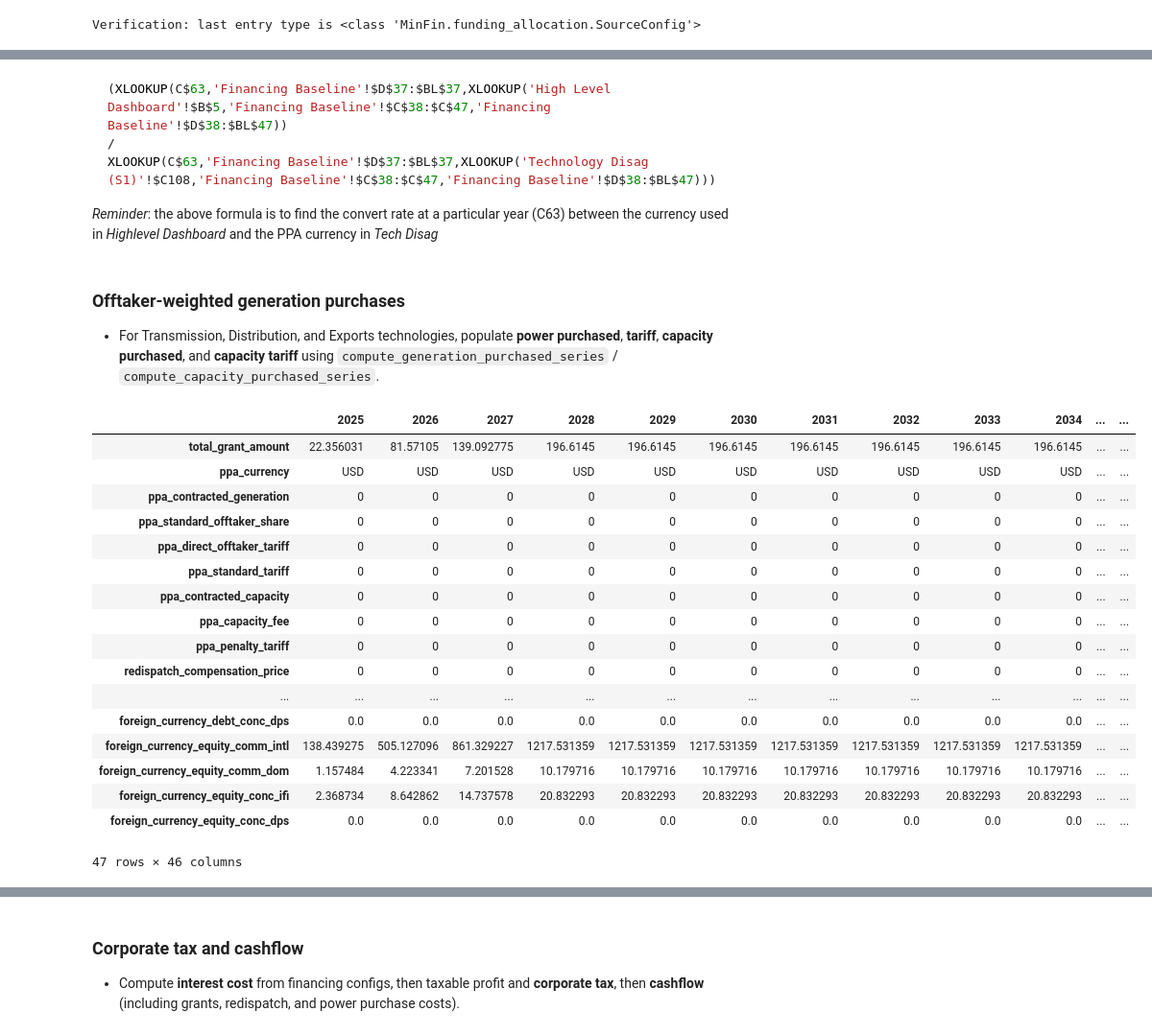
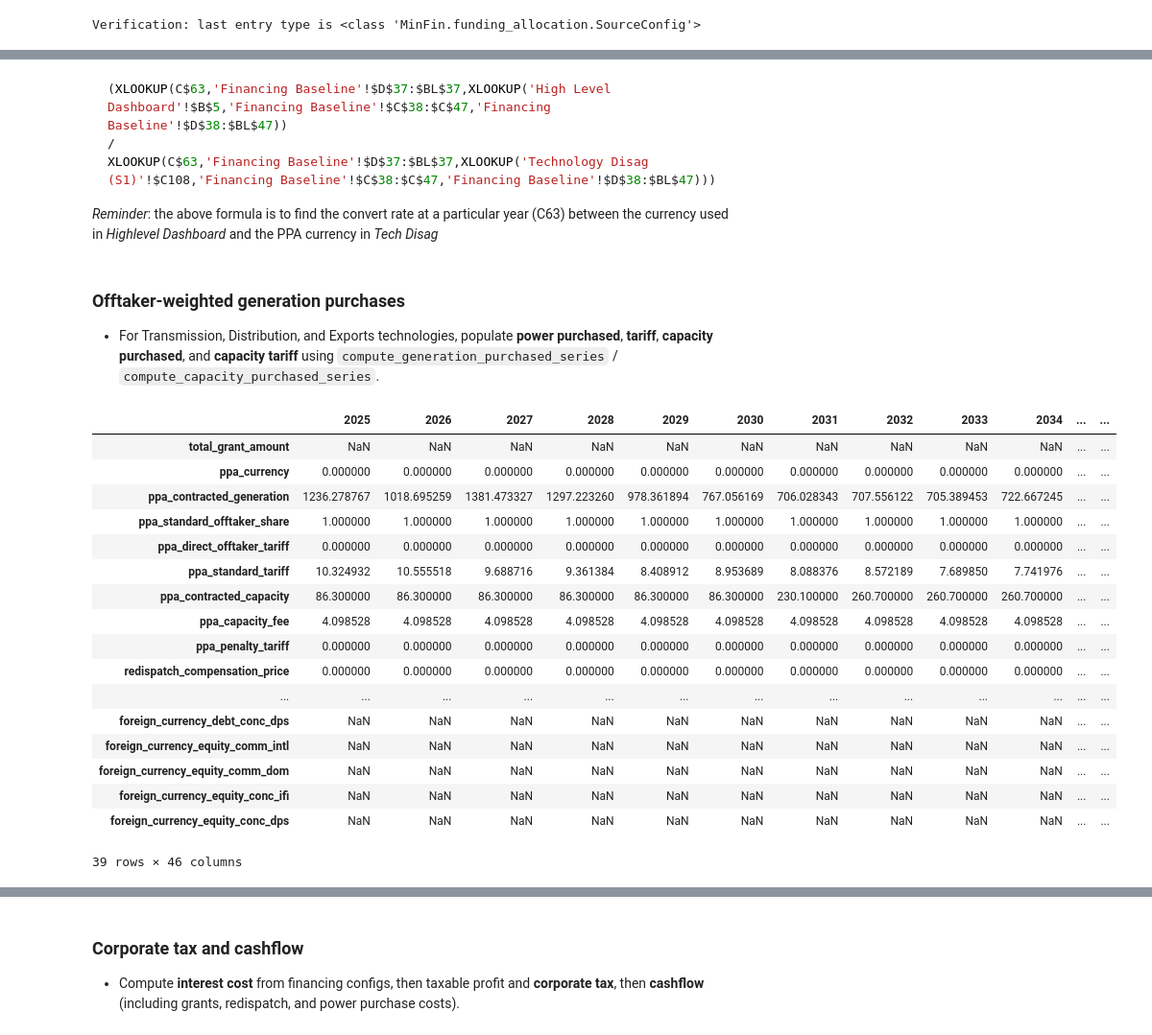
Before and after one commit to MINFinModel/minfin-py-public-release, a Jupyter notebook: minfin_notebook.ipynb, the cells around one changed output, grey strips where cells are left out. Shown at 96% size. Drawn from its saved outputs; the diff is of its cells as text; code cells hidden in the pictures.

````diff
--- a/minfin_notebook.ipynb
+++ b/minfin_notebook.ipynb
@@ -1108,5 +1060,25 @@ from MinFin.investment_needs_extra import aggregate_tech_production
 
 df_generation_tech_sums = aggregate_tech_production(df_elec_production_nz, technologies)
 df_potential_generation_tech_sums = aggregate_tech_production(df_potential_generation_nz, technologies)
+
+# Technologies in NEW INFRASTRUCTURE without INVESTMENT PLAN OSeMOSYS rows (CSP / Coal / Energy Exports / Direct*)
+# lack columns in aggregate tables; pad zero columns for downstream cashflow with zero investment/generation.
+def _pad_zero_cols(df, names):
+    if df is None or len(df.index) == 0:
+        return df
+    for n in names:
+        if n not in df.columns:
+            df[n] = 0.0
+    return df
+
+if _tech_excel_pure:
+    _nia_full = list(all_tech_data.keys())
+    df_generation_tech_sums = _pad_zero_cols(df_generation_tech_sums, _nia_full)
+    df_potential_generation_tech_sums = _pad_zero_cols(df_potential_generation_tech_sums, _nia_full)
+    df_category_sum_nz = _pad_zero_cols(df_category_sum_nz, _nia_full)
+    df_category_sum_lc = _pad_zero_cols(df_category_sum_lc, _nia_full)
+    df_cap_by_tech_nz = _pad_zero_cols(df_cap_by_tech_nz, _nia_full)
+    df_cap_by_tech_lc = _pad_zero_cols(df_cap_by_tech_lc, _nia_full)
+
 df_generation_tech_sums
 # %% [output]
@@ -1131,5 +1103,5 @@ df_generation_tech_sums
 # %% [markdown]
-```c
+ ```c
 (XLOOKUP(C$63,'Financing Baseline'!$D$37:$BL$37,XLOOKUP('High Level Dashboard'!$B$5,'Financing Baseline'!$C$38:$C$47,'Financing Baseline'!$D$38:$BL$47))
 /
 XLOOKUP(C$63,'Financing Baseline'!$D$37:$BL$37,XLOOKUP('Technology Disag (S1)'!$C108,'Financing Baseline'!$C$38:$C$47,'Financing Baseline'!$D$38:$BL$47)))
@@ -1167,15 +1139,23 @@ alloc = InvestmentAllocator(technology_disag_s1_data)
 # %%
 # tech_offtakers={}
 import numpy as np
+from MinFin.index_alignment import apply_investment_to_tech_dataframes, assign_series_column, ensure_year_index
 from MinFin.offtaker_tariffs import calc_sale_price, flatten_multiindex_columns
 from MinFin.funding_allocation import TechnologyStats
 
+apply_investment_to_tech_dataframes(tech_dataframes, df_category_sum_nz, grant_share=0.05)
+df_opex_by_year = ensure_year_index(df_opex)
+
 for tech_name, tech_data in all_tech_data.items():
-    tech_dataframes[tech_name]["total_grant_amount"] = df_category_sum_nz[tech_name] * 0.05
     tech_dataframes[tech_name]["ppa_direct_offtaker_share"] = (
         1 - tech_dataframes[tech_name]["ppa_standard_offtaker_share"]
     )
-    tech_dataframes[tech_name]["total_generation"] = df_generation_tech_sums[tech_name] * 1000 / 3.6
+    assign_series_column(
+        tech_dataframes[tech_name],
+        "total_generation",
+        df_generation_tech_sums[tech_name] * 1000 / 3.6,
+        context=f"{tech_name} total_generation",
+    )
     tech_dataframes[tech_name]["redispatch_compensation"] = (
         df_potential_generation_tech_sums[tech_name] - tech_dataframes[tech_name]["total_generation"]
     ) * tech_dataframes[tech_name]["redispatch_compensation_price"]
@@ -1187,7 +1167,6 @@ for tech_name, tech_data in all_tech_data.items():
         tech_dataframes[tech_name]["total_generation"] - tech_dataframes[tech_name]["ppa_met_generation"]
     )
 
-    tech_dataframes[tech_name]["investment_need"] = df_category_sum_nz[tech_name] - df_category_sum_nz[tech_name] * 0.05
     tech = TechnologyStats(name=tech_name, investment_needs=tech_dataframes[tech_name]["investment_need"])
     tech_dataframes[tech_name]["sale_price"] = calc_sale_price(tech_dataframes[tech_name], exchange_rates)
     tech_dataframes[tech_name]["total_wholesale_revnue"] = (
@@ -1203,51 +1182,56 @@ for tech_name, tech_data in all_tech_data.items():
     ppa_direct_revenue = (
         tech_df["ppa_met_generation"]
         * tech_df["ppa_direct_offtaker_share"]
         * tech_df["ppa_direct_offtaker_tariff"]
     )
 
     excess_generation = tech_df["total_generation"] - tech_df["ppa_contracted_generation"]
     penalty = np.minimum(excess_generation, 0) * tech_df["ppa_penalty_tariff"]
 
     total_capacity_fee = tech_df["ppa_contracted_capacity"] * tech_df["ppa_capacity_fee"]
     rate = 1.0
     tech_df["total_ppa_revenue"] = ppa_standard_revenue + ppa_direct_revenue + penalty + total_capacity_fee * rate
 
     tech_name_rows = df_technologies[df_technologies["Technology"] == tech_name]["Name"].values
-    tech_df["opex"] = df_opex[tech_name_rows].sum(axis=1)
+    assign_series_column(
+        tech_df,
+        "opex",
+        df_opex_by_year[tech_name_rows].sum(axis=1),
+        context=f"{tech_name} opex",
+    )
 
     df_result = tech.get_allocation_matrix(alloc, lc_rate=rate, fc_rate=rate)
     tech_stats_dict[tech_name].apply_allocation(df_result)
 
     df_result_flat = df_result.copy()
     df_result_flat = flatten_multiindex_columns(df_result_flat)
 
     tech_dataframes[tech_name] = pd.concat([tech_dataframes[tech_name], df_result_flat], axis=1)
 
     tech_stats_dict[tech_name].tech_df = tech_dataframes[tech_name].copy()
 
 biomass_df = tech_dataframes["Distribution"]
 biomass_df.T.head(60)
 biomass_df.T.head(50)
 # %% [output]
 |  | 2025 | 2026 | 2027 | 2028 | 2029 | 2030 | 2031 | 2032 | 2033 | 2034 | ... | ... |
-| total_grant_amount | 22.356031 | 81.57105 | 139.092775 | 196.6145 | 196.6145 | 196.6145 | 196.6145 | 196.6145 | 196.6145 | 196.6145 | ... | ... |
-| ppa_currency | USD | USD | USD | USD | USD | USD | USD | USD | USD | USD | ... | ... |
-| ppa_contracted_generation | 0 | 0 | 0 | 0 | 0 | 0 | 0 | 0 | 0 | 0 | ... | ... |
-| ppa_standard_offtaker_share | 0 | 0 | 0 | 0 | 0 | 0 | 0 | 0 | 0 | 0 | ... | ... |
-| ppa_direct_offtaker_tariff | 0 | 0 | 0 | 0 | 0 | 0 | 0 | 0 | 0 | 0 | ... | ... |
-| ppa_standard_tariff | 0 | 0 | 0 | 0 | 0 | 0 | 0 | 0 | 0 | 0 | ... | ... |
-| ppa_contracted_capacity | 0 | 0 | 0 | 0 | 0 | 0 | 0 | 0 | 0 | 0 | ... | ... |
-| ppa_capacity_fee | 0 | 0 | 0 | 0 | 0 | 0 | 0 | 0 | 0 | 0 | ... | ... |
-| ppa_penalty_tariff | 0 | 0 | 0 | 0 | 0 | 0 | 0 | 0 | 0 | 0 | ... | ... |
-| redispatch_compensation_price | 0 | 0 | 0 | 0 | 0 | 0 | 0 | 0 | 0 | 0 | ... | ... |
+| total_grant_amount | NaN | NaN | NaN | NaN | NaN | NaN | NaN | NaN | NaN | NaN | ... | ... |
+| ppa_currency | 0.000000 | 0.000000 | 0.000000 | 0.000000 | 0.000000 | 0.000000 | 0.000000 | 0.000000 | 0.000000 | 0.000000 | ... | ... |
+| ppa_contracted_generation | 1236.278767 | 1018.695259 | 1381.473327 | 1297.223260 | 978.361894 | 767.056169 | 706.028343 | 707.556122 | 705.389453 | 722.667245 | ... | ... |
+| ppa_standard_offtaker_share | 1.000000 | 1.000000 | 1.000000 | 1.000000 | 1.000000 | 1.000000 | 1.000000 | 1.000000 | 1.000000 | 1.000000 | ... | ... |
+| ppa_direct_offtaker_tariff | 0.000000 | 0.000000 | 0.000000 | 0.000000 | 0.000000 | 0.000000 | 0.000000 | 0.000000 | 0.000000 | 0.000000 | ... | ... |
+| ppa_standard_tariff | 10.324932 | 10.555518 | 9.688716 | 9.361384 | 8.408912 | 8.953689 | 8.088376 | 8.572189 | 7.689850 | 7.741976 | ... | ... |
+| ppa_contracted_capacity | 86.300000 | 86.300000 | 86.300000 | 86.300000 | 86.300000 | 86.300000 | 230.100000 | 260.700000 | 260.700000 | 260.700000 | ... | ... |
+| ppa_capacity_fee | 4.098528 | 4.098528 | 4.098528 | 4.098528 | 4.098528 | 4.098528 | 4.098528 | 4.098528 | 4.098528 | 4.098528 | ... | ... |
+| ppa_penalty_tariff | 0.000000 | 0.000000 | 0.000000 | 0.000000 | 0.000000 | 0.000000 | 0.000000 | 0.000000 | 0.000000 | 0.000000 | ... | ... |
+| redispatch_compensation_price | 0.000000 | 0.000000 | 0.000000 | 0.000000 | 0.000000 | 0.000000 | 0.000000 | 0.000000 | 0.000000 | 0.000000 | ... | ... |
 | ... | ... | ... | ... | ... | ... | ... | ... | ... | ... | ... | ... | ... |
-| foreign_currency_debt_conc_dps | 0.0 | 0.0 | 0.0 | 0.0 | 0.0 | 0.0 | 0.0 | 0.0 | 0.0 | 0.0 | ... | ... |
-| foreign_currency_equity_comm_intl | 138.439275 | 505.127096 | 861.329227 | 1217.531359 | 1217.531359 | 1217.531359 | 1217.531359 | 1217.531359 | 1217.531359 | 1217.531359 | ... | ... |
-| foreign_currency_equity_comm_dom | 1.157484 | 4.223341 | 7.201528 | 10.179716 | 10.179716 | 10.179716 | 10.179716 | 10.179716 | 10.179716 | 10.179716 | ... | ... |
-| foreign_currency_equity_conc_ifi | 2.368734 | 8.642862 | 14.737578 | 20.832293 | 20.832293 | 20.832293 | 20.832293 | 20.832293 | 20.832293 | 20.832293 | ... | ... |
-| foreign_currency_equity_conc_dps | 0.0 | 0.0 | 0.0 | 0.0 | 0.0 | 0.0 | 0.0 | 0.0 | 0.0 | 0.0 | ... | ... |
+| foreign_currency_debt_conc_dps | NaN | NaN | NaN | NaN | NaN | NaN | NaN | NaN | NaN | NaN | ... | ... |
+| foreign_currency_equity_comm_intl | NaN | NaN | NaN | NaN | NaN | NaN | NaN | NaN | NaN | NaN | ... | ... |
+| foreign_currency_equity_comm_dom | NaN | NaN | NaN | NaN | NaN | NaN | NaN | NaN | NaN | NaN | ... | ... |
+| foreign_currency_equity_conc_ifi | NaN | NaN | NaN | NaN | NaN | NaN | NaN | NaN | NaN | NaN | ... | ... |
+| foreign_currency_equity_conc_dps | NaN | NaN | NaN | NaN | NaN | NaN | NaN | NaN | NaN | NaN | ... | ... |
-47 rows × 46 columns
+39 rows × 46 columns
 # %%
 tech_name_row = df_technologies[df_technologies["Technology"] == tech_name]["Name"].values
 tech_name_row
````
Also changed, not shown: parts of 125 cells of this notebook, 18 other files.
